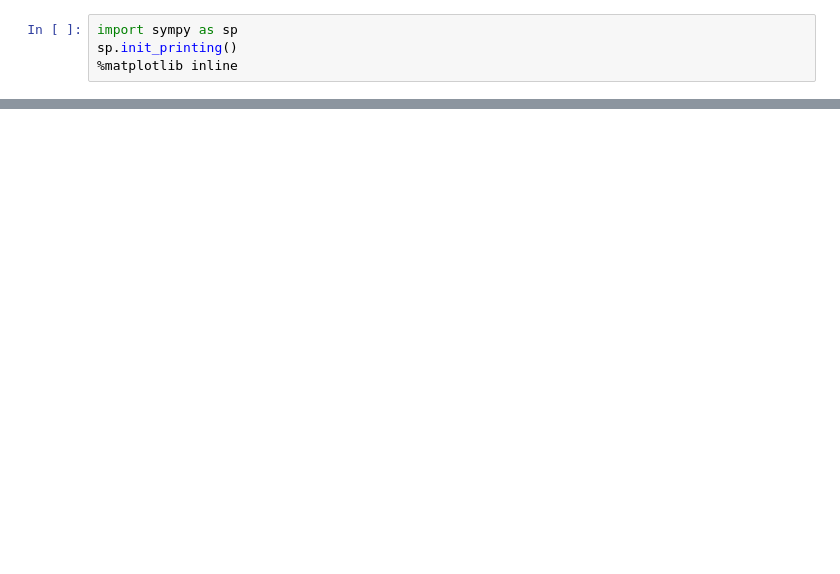
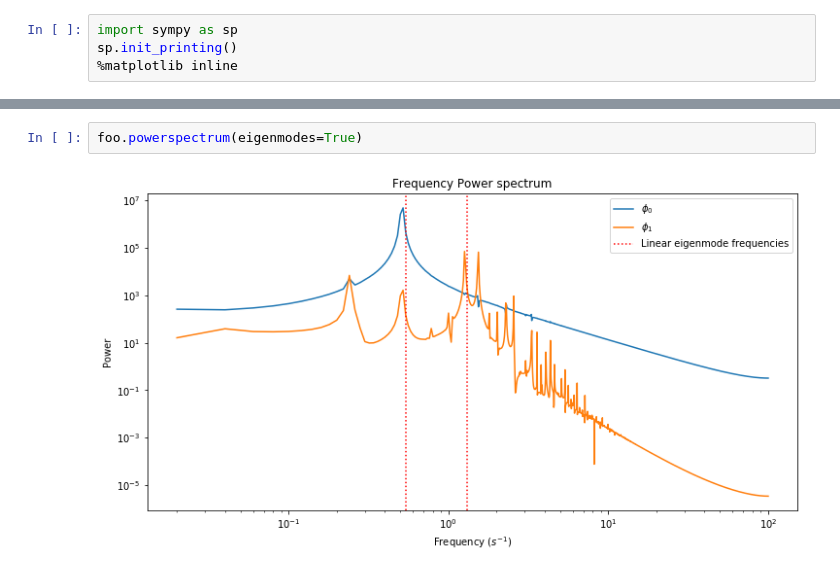
Before and after one commit to tachycline/multipendulum, a Jupyter notebook: Development.ipynb, the cells around one changed output, grey strips where cells are left out. Cells and saved outputs as stored; diff of their text form; blank space fills up the shorter version.

```diff
--- a/Development.ipynb
+++ b/Development.ipynb
@@ -265,0 +347,4 @@ foo.time_series_plots(eigenmodes=True)
+# %%
+foo.powerspectrum(eigenmodes=True)
+# %% [output]
+[figure, added]
```
Also changed, not shown: parts of 15 cells of this notebook.
